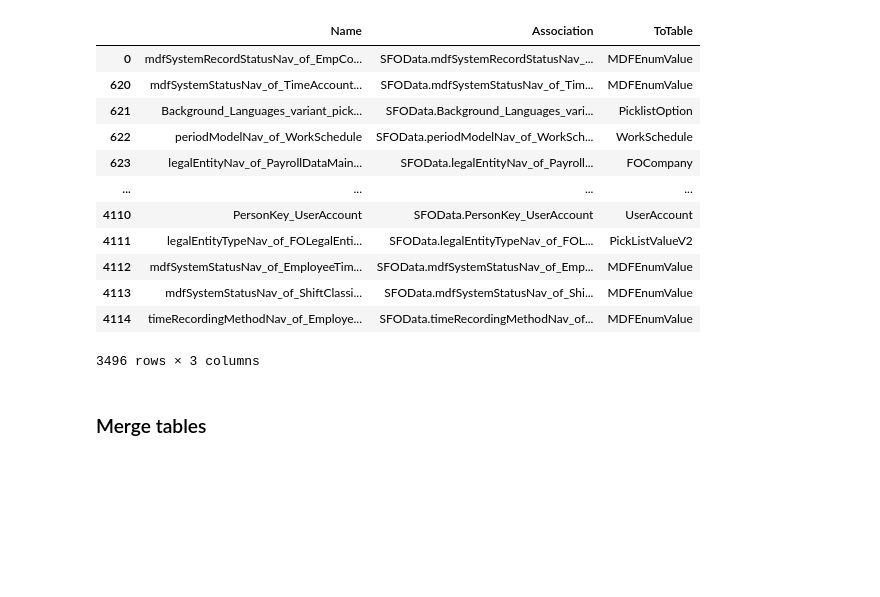
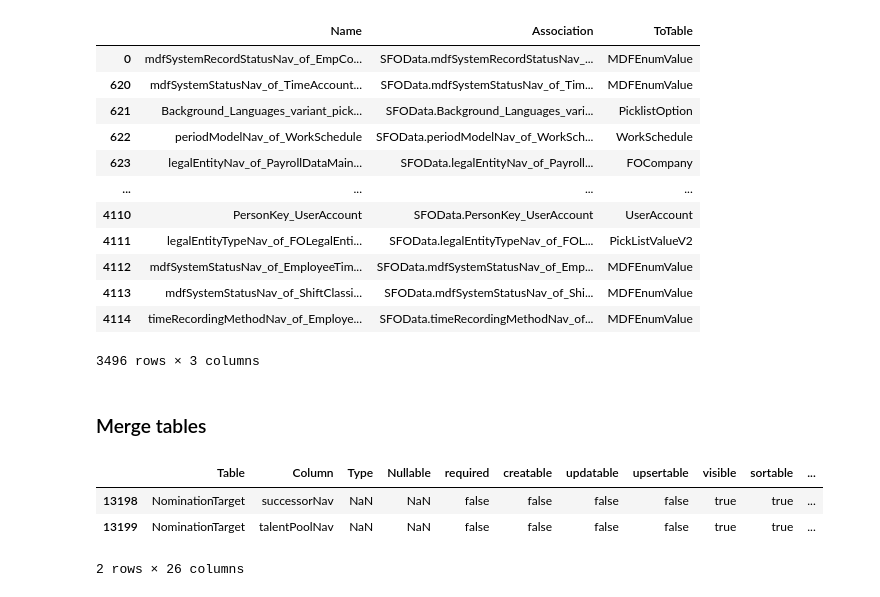
Before and after one commit to robin0821/successfactors-schema, a Jupyter notebook: schema-extract.ipynb, the cells around one changed output. Cells and saved outputs as stored; diff of their text form; code cells hidden in the pictures; blank space fills up the shorter version.

```diff
--- a/schema-extract.ipynb
+++ b/schema-extract.ipynb
@@ -164,3 +176,10 @@ df_associations
 3496 rows × 3 columns
 # %% [markdown]
 ### Merge tables
+# %%
+df_fields.tail(2)
+# %% [output]
+|  | Table | Column | Type | Nullable | required | creatable | updatable | upsertable | visible | sortable | ... |
+| 13198 | NominationTarget | successorNav | NaN | NaN | false | false | false | false | true | true | ... |
+| 13199 | NominationTarget | talentPoolNav | NaN | NaN | false | false | false | false | true | true | ... |
+2 rows × 26 columns
```
Also changed, not shown: parts of 16 cells of this notebook.
